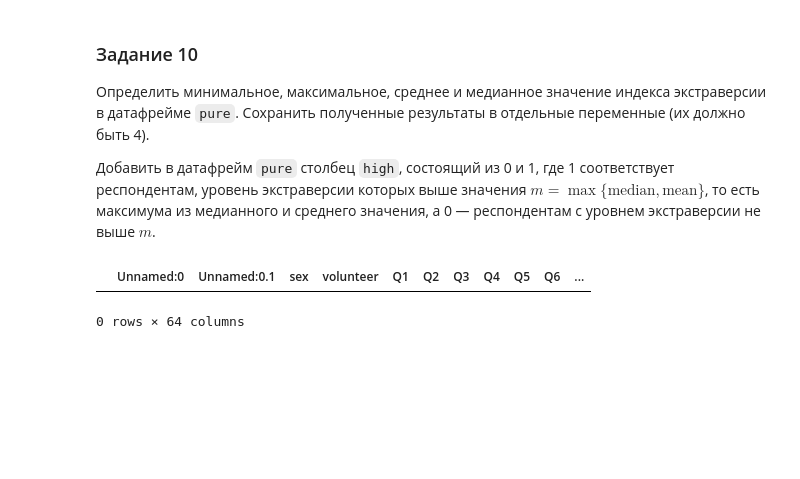
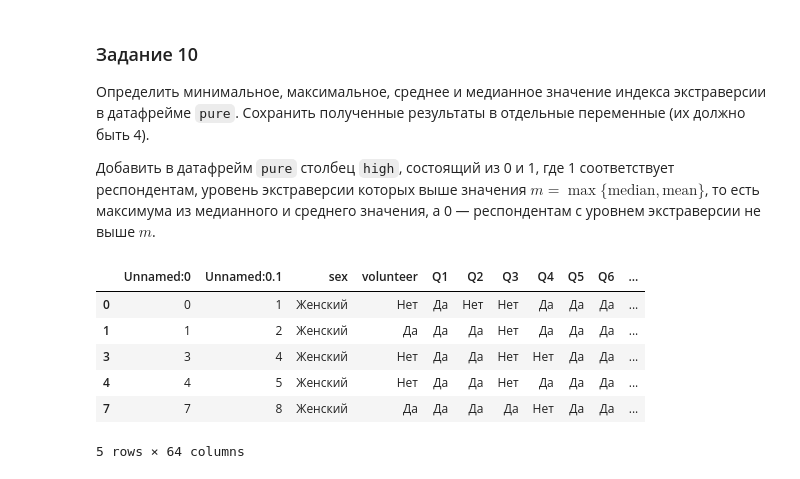
Before and after one commit to tkiwiber/numpy1, a Jupyter notebook: numpy_hw3/jun_anl_pandas1.ipynb, the cells around one changed output. Drawn from its saved outputs; the diff is of its cells as text; code cells hidden in the pictures; blank space fills up the shorter version.

```diff
--- a/numpy_hw3/jun_anl_pandas1.ipynb
+++ b/numpy_hw3/jun_anl_pandas1.ipynb
@@ -272,7 +272,7 @@ extra_no = ps[['Q5', 'Q15', 'Q20', 'Q29', 'Q32', 'Q34', 'Q37','Q41', 'Q51']]
 **Подсказка 2:** метод `.sum()` для [датафреймов](https://pandas.pydata.org/pandas-docs/stable/reference/api/pandas.DataFrame.sum.html) `pandas`.
 # %%
 extra_yes_sum = extra_yes.isin(['Да']).sum(axis=1)
-extra_no_sum = extra_yes.isin(['Нет']).sum(axis=1)
+extra_no_sum = extra_no.isin(['Нет']).sum(axis=1)
 # %% [markdown]
 ### Задание 6
 
@@ -352,15 +335,22 @@ pure.shape[0]
 
 Добавить в датафрейм `pure` столбец `high`, состоящий из 0 и 1, где 1 соответствует респондентам, уровень экстраверсии которых выше значения $m = \max\{\text{median}, \text{mean}\}$, то есть максимума из медианного и среднего значения, а 0 — респондентам с уровнем экстраверсии не выше $m$.
 # %%
-import sys
+pd.options.mode.chained_assignment = None
+
 min_v = pure['extra'].min()
 max_v = pure['extra'].max()
 mean_v = pure['extra'].mean()
 median_v = pure['extra'].median()
-def max_float(f1: float, f2: float) -> float:
-    return f1 if (sys.float_info.max - f1) < (sys.float_info.max - f2) else f2
-pure['high'] = (pure['extra'] > max_float(median_v, median_v)).astype(int)
-pure
+
+m = mean_v if (mean_v - median_v) > 0 else median_v
+
+pure['high'] = (pure['extra'] > m).astype(int)
+pure.head()
 # %% [output]
 |  | Unnamed:0 | Unnamed:0.1 | sex | volunteer | Q1 | Q2 | Q3 | Q4 | Q5 | Q6 | ... |
+| 0 | 0 | 1 | Женский | Нет | Да | Нет | Нет | Да | Да | Да | ... |
+| 1 | 1 | 2 | Женский | Да | Да | Да | Нет | Да | Да | Да | ... |
+| 3 | 3 | 4 | Женский | Нет | Да | Да | Нет | Нет | Да | Да | ... |
+| 4 | 4 | 5 | Женский | Нет | Да | Да | Нет | Да | Да | Да | ... |
+| 7 | 7 | 8 | Женский | Да | Да | Да | Да | Нет | Да | Да | ... |
-0 rows × 64 columns
+5 rows × 64 columns
```
Also changed, not shown: parts of 4 cells of this notebook, 2 other files.
